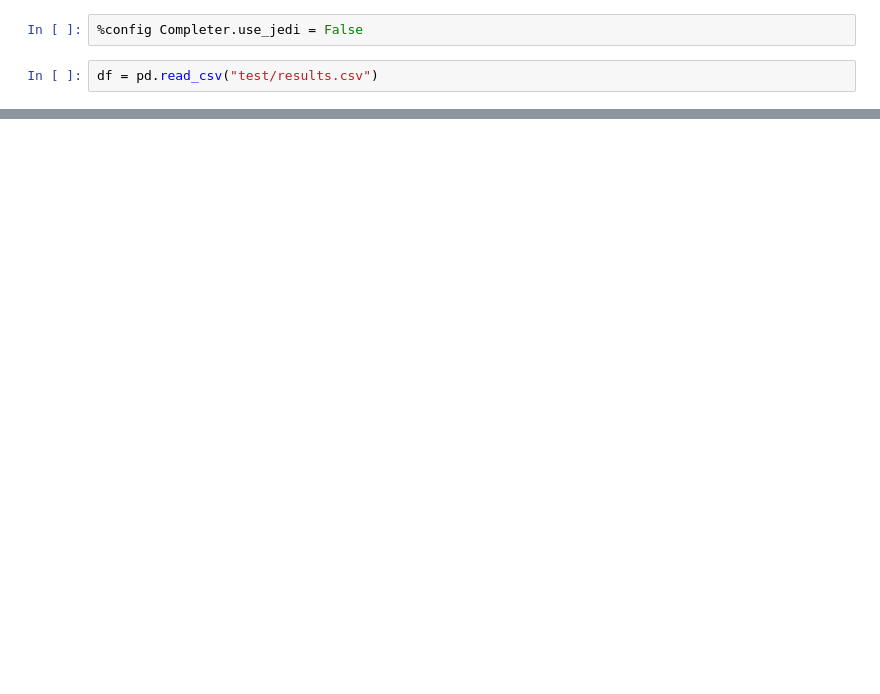
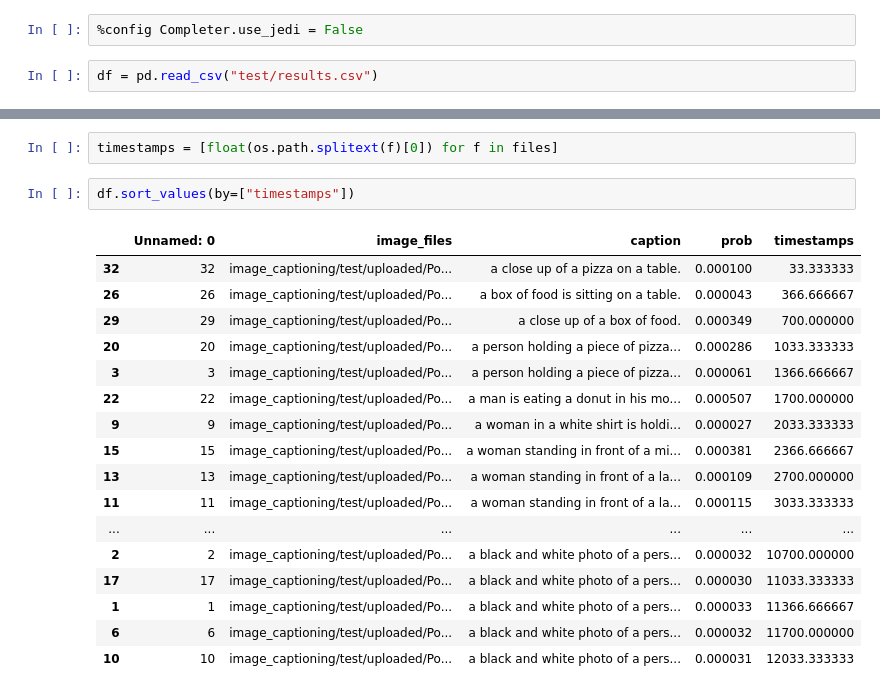
Before and after one commit to matthewgeng/videocontextsearch, a Jupyter notebook: backend/image_captioning/Untitled.ipynb, the cells around one changed output, grey strips where cells are left out. Cells and saved outputs as stored; diff of their text form; blank space fills up the shorter version.

```diff
--- a/backend/image_captioning/Untitled.ipynb
+++ b/backend/image_captioning/Untitled.ipynb
@@ -22,0 +109,22 @@ df
+# %%
+timestamps = [float(os.path.splitext(f)[0]) for f in files]
+# %%
+df.sort_values(by=["timestamps"])
+# %% [output]
+|  | Unnamed: 0 | image_files | caption | prob | timestamps |
+| 32 | 32 | image_captioning/test/uploaded/Po... | a close up of a pizza on a table. | 0.000100 | 33.333333 |
+| 26 | 26 | image_captioning/test/uploaded/Po... | a box of food is sitting on a table. | 0.000043 | 366.666667 |
+| 29 | 29 | image_captioning/test/uploaded/Po... | a close up of a box of food. | 0.000349 | 700.000000 |
+| 20 | 20 | image_captioning/test/uploaded/Po... | a person holding a piece of pizza... | 0.000286 | 1033.333333 |
+| 3 | 3 | image_captioning/test/uploaded/Po... | a person holding a piece of pizza... | 0.000061 | 1366.666667 |
+| 22 | 22 | image_captioning/test/uploaded/Po... | a man is eating a donut in his mo... | 0.000507 | 1700.000000 |
+| 9 | 9 | image_captioning/test/uploaded/Po... | a woman in a white shirt is holdi... | 0.000027 | 2033.333333 |
+| 15 | 15 | image_captioning/test/uploaded/Po... | a woman standing in front of a mi... | 0.000381 | 2366.666667 |
+| 13 | 13 | image_captioning/test/uploaded/Po... | a woman standing in front of a la... | 0.000109 | 2700.000000 |
+| 11 | 11 | image_captioning/test/uploaded/Po... | a woman standing in front of a la... | 0.000115 | 3033.333333 |
+| ... | ... | ... | ... | ... | ... |
+| 2 | 2 | image_captioning/test/uploaded/Po... | a black and white photo of a pers... | 0.000032 | 10700.000000 |
+| 17 | 17 | image_captioning/test/uploaded/Po... | a black and white photo of a pers... | 0.000030 | 11033.333333 |
+| 1 | 1 | image_captioning/test/uploaded/Po... | a black and white photo of a pers... | 0.000033 | 11366.666667 |
+| 6 | 6 | image_captioning/test/uploaded/Po... | a black and white photo of a pers... | 0.000032 | 11700.000000 |
+| 10 | 10 | image_captioning/test/uploaded/Po... | a black and white photo of a pers... | 0.000031 | 12033.333333 |
```
Also changed, not shown: parts of 8 cells of this notebook, 6 other files.
